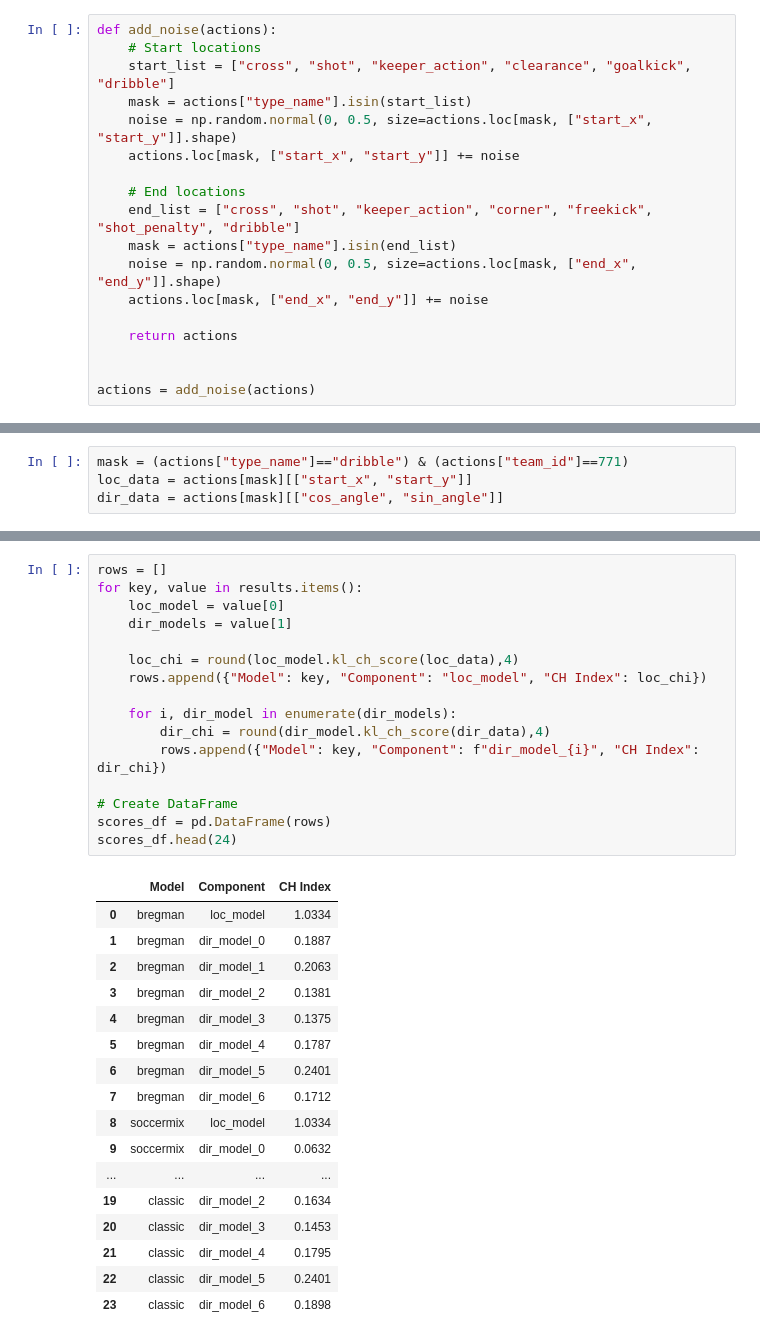
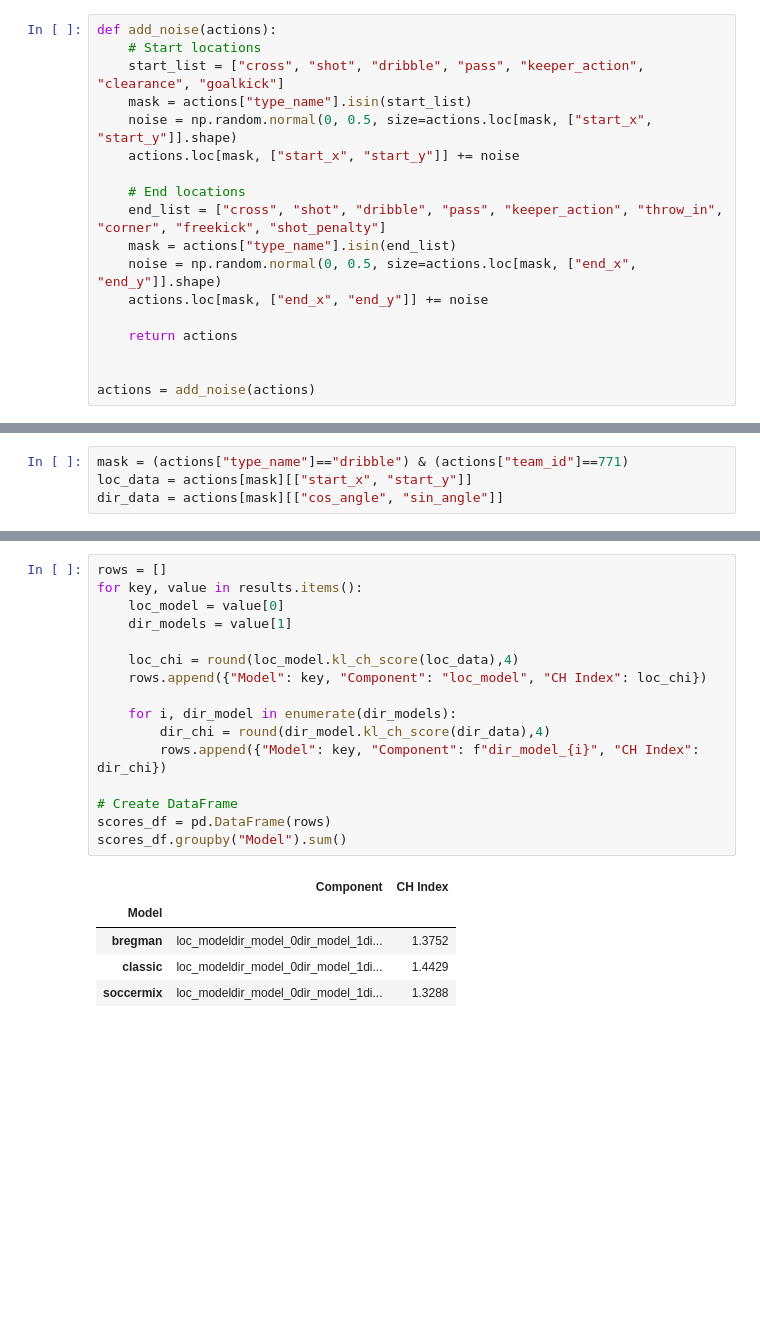
Before and after one commit to Joaquin-Garay/soccer-infogeo, a Jupyter notebook: 03-model.ipynb, the cells around one changed output, grey strips where cells are left out. Drawn from its saved outputs; the diff is of its cells as text; blank space fills up the shorter version.

```diff
--- a/03-model.ipynb
+++ b/03-model.ipynb
@@ -104,13 +109,13 @@ As suggested in SoccerMix, add noise on the starting and ending locations, but o
 # %%
 def add_noise(actions):
     # Start locations
-    start_list = ["cross", "shot", "keeper_action", "clearance", "goalkick", "dribble"]
+    start_list = ["cross", "shot", "dribble", "pass", "keeper_action", "clearance", "goalkick"]
     mask = actions["type_name"].isin(start_list)
     noise = np.random.normal(0, 0.5, size=actions.loc[mask, ["start_x", "start_y"]].shape)
     actions.loc[mask, ["start_x", "start_y"]] += noise
 
     # End locations
-    end_list = ["cross", "shot", "keeper_action", "corner", "freekick", "shot_penalty", "dribble"]
+    end_list = ["cross", "shot", "dribble", "pass", "keeper_action", "throw_in", "corner", "freekick", "shot_penalty"]
     mask = actions["type_name"].isin(end_list)
     noise = np.random.normal(0, 0.5, size=actions.loc[mask, ["end_x", "end_y"]].shape)
     actions.loc[mask, ["end_x", "end_y"]] += noise
@@ -344,37 +378,25 @@ Running Time classic Model: 4.8407s
 # %%
 rows = []
 for key, value in results.items():
     loc_model = value[0]
     dir_models = value[1]
 
     loc_chi = round(loc_model.kl_ch_score(loc_data),4)
     rows.append({"Model": key, "Component": "loc_model", "CH Index": loc_chi})
 
     for i, dir_model in enumerate(dir_models):
         dir_chi = round(dir_model.kl_ch_score(dir_data),4)
         rows.append({"Model": key, "Component": f"dir_model_{i}", "CH Index": dir_chi})
 
 # Create DataFrame
 scores_df = pd.DataFrame(rows)
-scores_df.head(24)
+scores_df.groupby("Model").sum()
 # %% [output]
-|  | Model | Component | CH Index |
-| 0 | bregman | loc_model | 1.0334 |
-| 1 | bregman | dir_model_0 | 0.1887 |
-| 2 | bregman | dir_model_1 | 0.2063 |
-| 3 | bregman | dir_model_2 | 0.1381 |
-| 4 | bregman | dir_model_3 | 0.1375 |
-| 5 | bregman | dir_model_4 | 0.1787 |
-| 6 | bregman | dir_model_5 | 0.2401 |
-| 7 | bregman | dir_model_6 | 0.1712 |
-| 8 | soccermix | loc_model | 1.0334 |
-| 9 | soccermix | dir_model_0 | 0.0632 |
-| ... | ... | ... | ... |
-| 19 | classic | dir_model_2 | 0.1634 |
-| 20 | classic | dir_model_3 | 0.1453 |
-| 21 | classic | dir_model_4 | 0.1795 |
-| 22 | classic | dir_model_5 | 0.2401 |
-| 23 | classic | dir_model_6 | 0.1898 |
+|  | Component | CH Index |
+| Model |  |  |
+| bregman | loc_modeldir_model_0dir_model_1di... | 1.3752 |
+| classic | loc_modeldir_model_0dir_model_1di... | 1.4429 |
+| soccermix | loc_modeldir_model_0dir_model_1di... | 1.3288 |
 # %%
 # Collect BIC and AIC results
 rows = []
```
Also changed, not shown: parts of 15 cells of this notebook, 2 other files.
